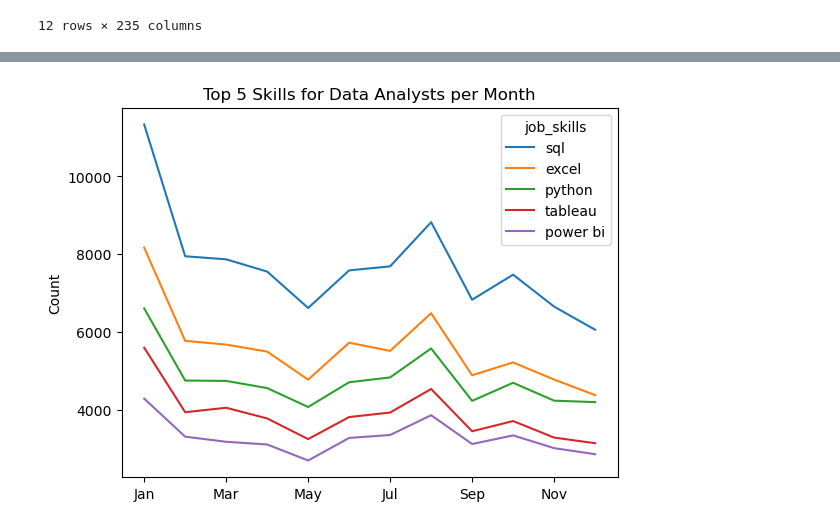
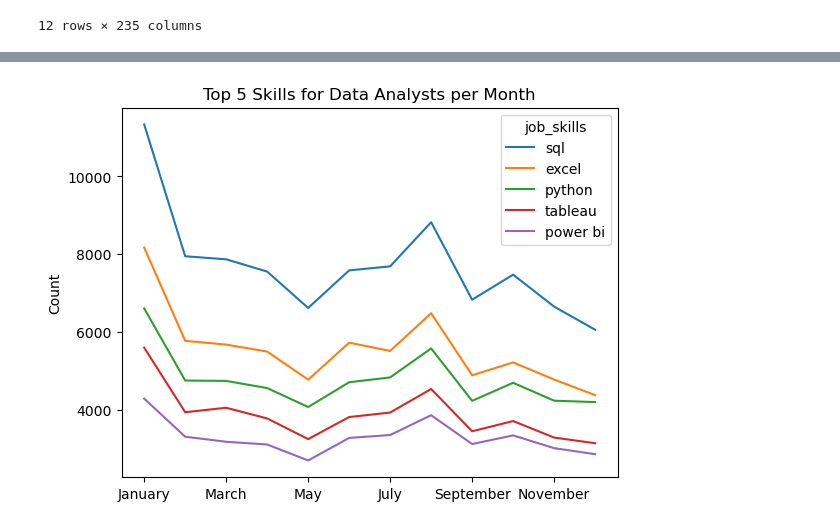
Before and after one commit to Mina-Makram-001/2_Project_analysis_001, a Jupyter notebook: 2_advanced/12_exercise_trending_skills.ipynb, the cells around one changed output, grey strips where cells are left out. Cells and saved outputs as stored; diff of their text form; code cells hidden in the pictures.

```diff
--- a/2_advanced/12_exercise_trending_skills.ipynb
+++ b/2_advanced/12_exercise_trending_skills.ipynb
@@ -69,3 +87,9 @@ df_DA_pivot
 | 11 | 6652 | 4776 | 4233 | 3284 | 3012 | 2159 | 1738 | 894 | 887 | ... |
 | 12 | 6058 | 4376 | 4196 | 3139 | 2857 | 2125 | 1858 | 822 | 786 | ... |
 12 rows × 235 columns
+# %%
+df_DA_pivot = df_DA_pivot.reset_index()
+df_DA_pivot['job_posted_month'] = df_DA_pivot['job_posted_month_no'].apply(lambda x: pd.to_datetime(x, format='%m').strftime('%B'))
+df_DA_pivot = df_DA_pivot.set_index('job_posted_month')
+df_DA_pivot = df_DA_pivot.drop(columns='job_posted_month_no')
+df_DA_pivot
@@ -72,14 +112,9 @@ df_DA_pivot
 # %%
-df_DA_pivot = df_DA_pivot.reset_index()
-df_DA_pivot['job_posted_month'] = df_DA_pivot['job_posted_month_no'].apply(lambda x: pd.to_datetime(x, format='%m').strftime('%b'))
-df_DA_pivot = df_DA_pivot.set_index('job_posted_month')
-df_DA_pivot = df_DA_pivot.drop(columns='job_posted_month_no')
-
 df_DA_pivot.iloc[:, :5].plot(kind='line')
 
 plt.title('Top 5 Skills for Data Analysts per Month')
 plt.ylabel('Count')
 plt.xlabel('')
 plt.show()
 # %% [output]
-[figure, old version]
+[figure, new version]
```
Also changed, not shown: parts of 2 cells of this notebook, 6 other files.
